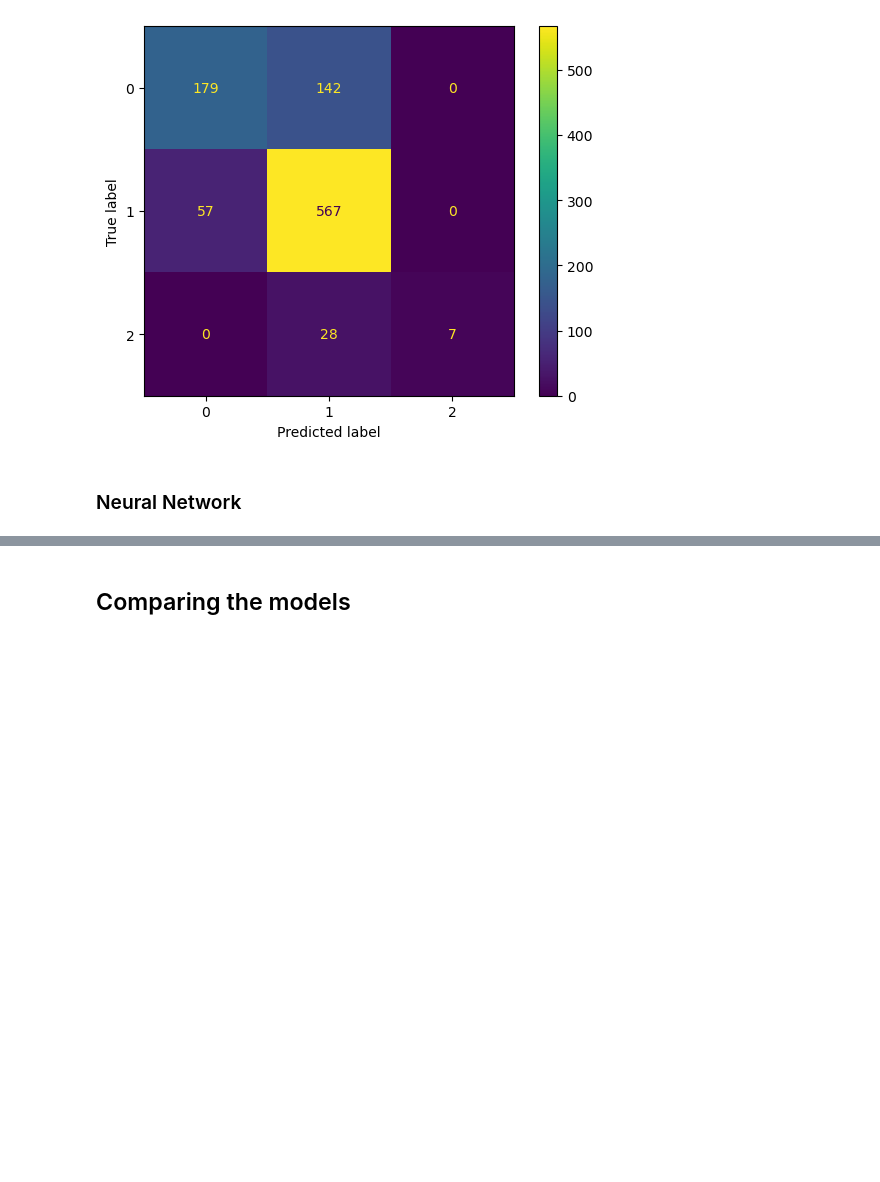
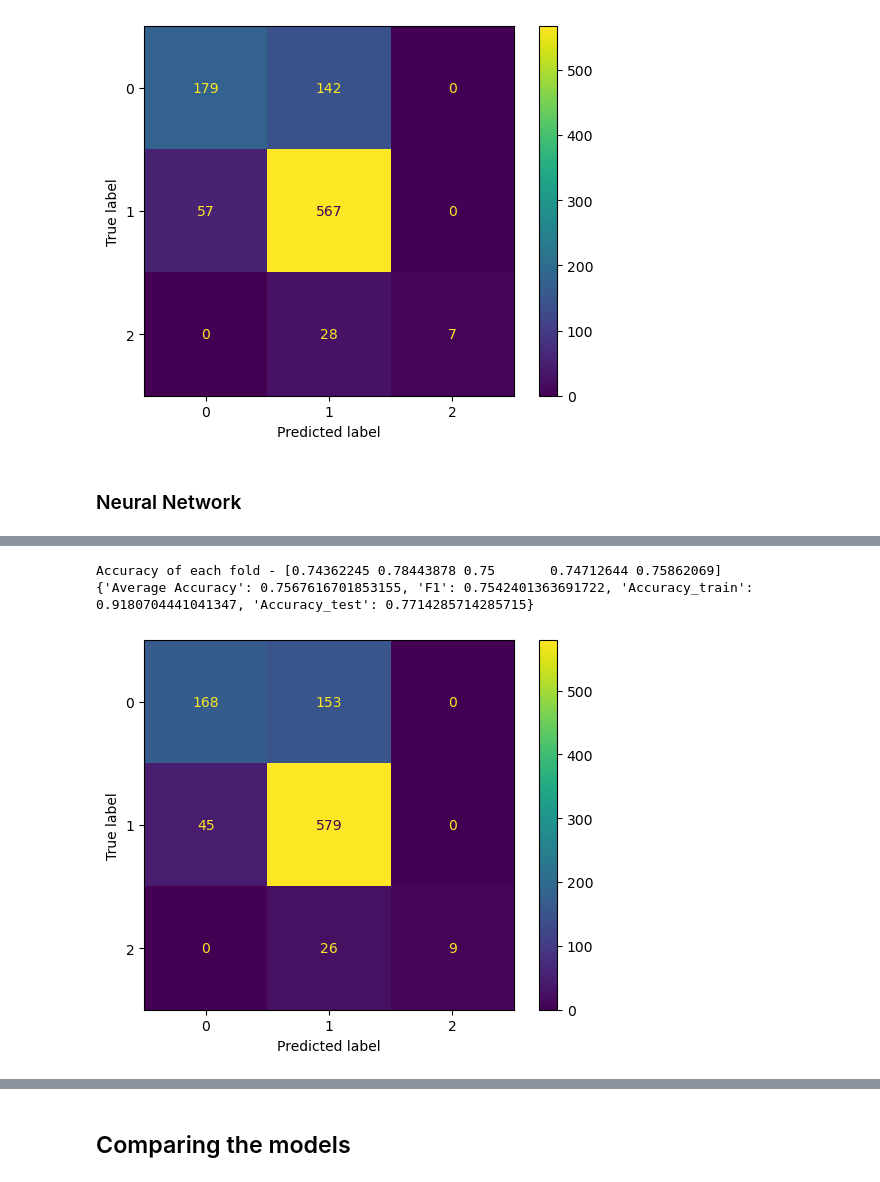
Before and after one commit to franciscomonteiro85/faa-wine-project, a Jupyter notebook: Wine_quality_project.ipynb, the cells around one changed output, grey strips where cells are left out. Drawn from its saved outputs; the diff is of its cells as text; code cells hidden in the pictures; blank space fills up the shorter version.

```diff
--- a/Wine_quality_project.ipynb
+++ b/Wine_quality_project.ipynb
@@ -471,0 +509,9 @@ weighted avg       0.73      0.74      0.73       980
+# %%
+#svm
+y_pred_test, scores_svm = kfold(X_train, y_train, X_test, y_test, classifier_svm, 5)
+cm_svm = get_CM(classifier_svm, y_test, y_pred_test)
+Plot_CM(cm_svm, classifier_svm)
+# %% [output]
+Accuracy of each fold - [0.74362245 0.78443878 0.75       0.74712644 0.75862069]
+{'Average Accuracy': 0.7567616701853155, 'F1': 0.7542401363691722, 'Accuracy_train': 0.9180704441041347, 'Accuracy_test': 0.7714285714285715}
+[figure, added]
```
Also changed, not shown: parts of 14 cells of this notebook, 1 other file.
